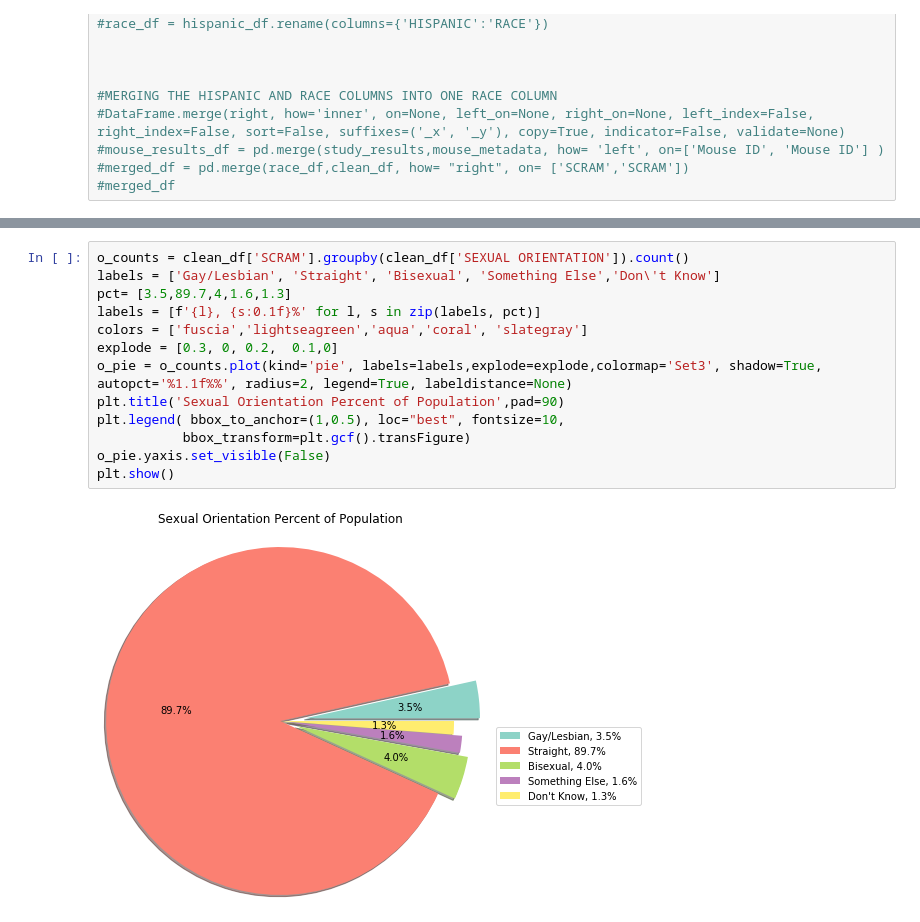
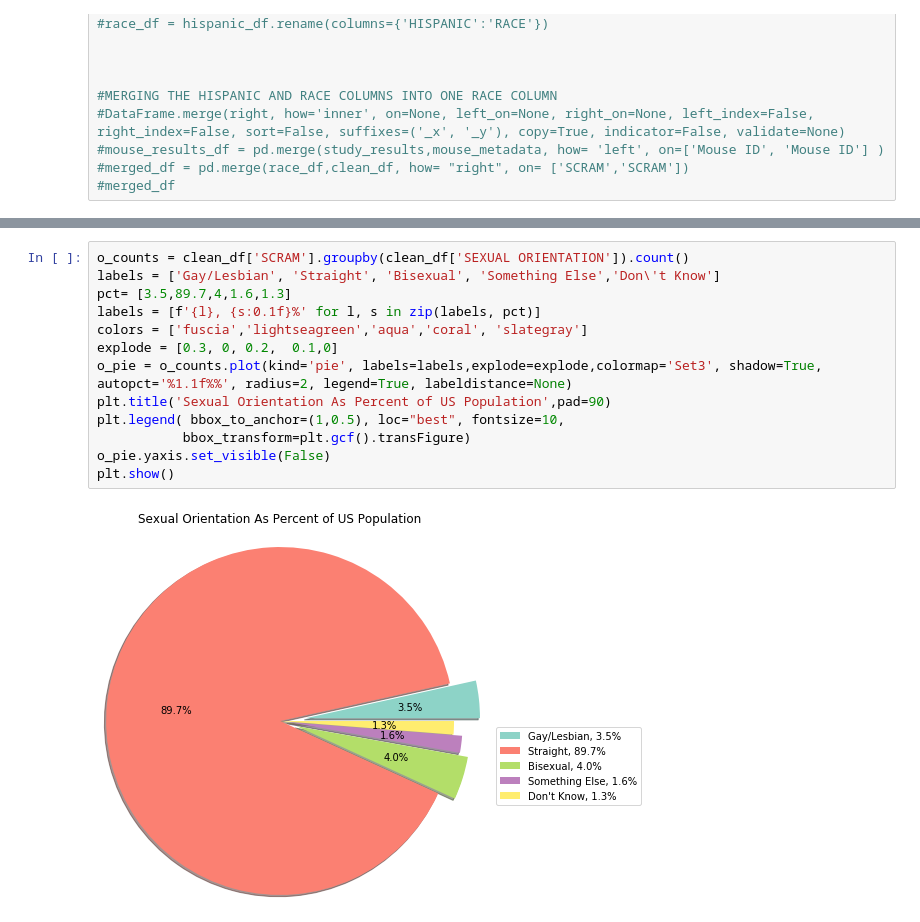
Before and after one commit to ginaleonardi/project_1, a Jupyter notebook: josh1.ipynb, the cells around one changed output, grey strips where cells are left out. Drawn from its saved outputs; the diff is of its cells as text.

```diff
--- a/josh1.ipynb
+++ b/josh1.ipynb
@@ -106,15 +100,15 @@ Text(0.5, 1.0, 'Gender ID vs Axiety')
 # %%
 o_counts = clean_df['SCRAM'].groupby(clean_df['SEXUAL ORIENTATION']).count()
 labels = ['Gay/Lesbian', 'Straight', 'Bisexual', 'Something Else','Don\'t Know']
 pct= [3.5,89.7,4,1.6,1.3]
 labels = [f'{l}, {s:0.1f}%' for l, s in zip(labels, pct)]
 colors = ['fuscia','lightseagreen','aqua','coral', 'slategray']
 explode = [0.3, 0, 0.2,  0.1,0]
 o_pie = o_counts.plot(kind='pie', labels=labels,explode=explode,colormap='Set3', shadow=True, autopct='%1.1f%%', radius=2, legend=True, labeldistance=None)
-plt.title('Sexual Orientation Percent of Population',pad=90)
+plt.title('Sexual Orientation As Percent of US Population',pad=90)
 plt.legend( bbox_to_anchor=(1,0.5), loc="best", fontsize=10,
            bbox_transform=plt.gcf().transFigure)
 o_pie.yaxis.set_visible(False)
 plt.show()
 # %% [output]
-[figure, old version]
+[figure, new version]
```
Also changed, not shown: parts of 3 cells of this notebook.
